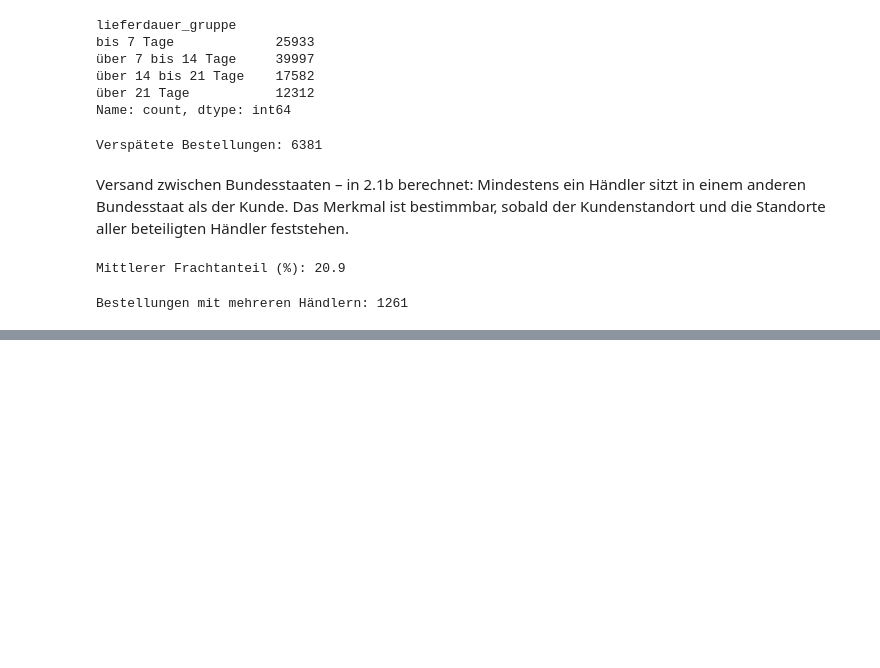
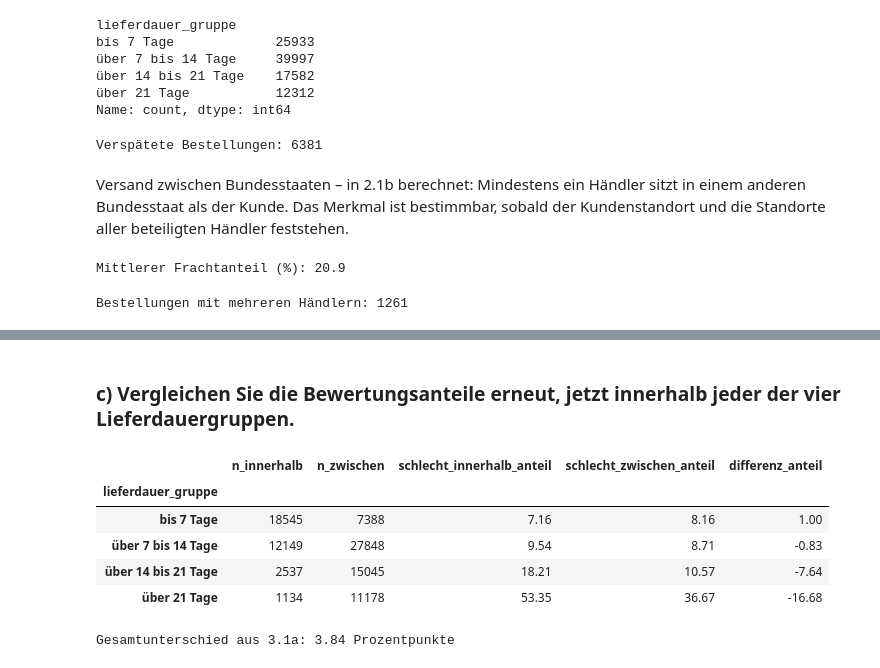
Before and after one commit to hagen-o/DABI1-Projekt, a Jupyter notebook: Main.ipynb, the cells around one changed output, grey strips where cells are left out. Saved outputs shown, nothing was run; the diff lists cells and outputs as text; code cells hidden in the pictures; blank space fills up the shorter version.

```diff
--- a/Main.ipynb
+++ b/Main.ipynb
@@ -532,0 +589,36 @@ Bestellungen mit mehreren Händlern: 1261
+# %% [markdown]
+### c) Vergleichen Sie die Bewertungsanteile erneut, jetzt innerhalb jeder der vier Lieferdauergruppen.
+# %%
+# Vergleich der schlechten Bewertungen nach Lieferdauergruppe und Versandart
+gruppen = analyse_bestellungen.groupby(
+    ["lieferdauer_gruppe", "versand_zwischen_bundesstaaten"], observed=True
+)
+
+# Aggregation der schlechten Bewertungen nach Lieferdauergruppe und Versandart
+vergleich_c = gruppen["schlechte_bewertung"].agg(
+    bestellungen="size",
+    anteil_schlecht="mean"
+)
+
+# Aufbereitung der Ergebnisse für die Anzeige
+fallzahlen = vergleich_c["bestellungen"].unstack()
+anteile = 100 * vergleich_c["anteil_schlecht"].unstack()
+
+ergebnis_c = pd.DataFrame({
+    "n_innerhalb": fallzahlen[False],
+    "n_zwischen": fallzahlen[True],
+    "schlecht_innerhalb_anteil": anteile[False],
+    "schlecht_zwischen_anteil": anteile[True],
+    "differenz_anteil": anteile[True] - anteile[False]
+})
+
+display(ergebnis_c.round(2))
+print(f"Gesamtunterschied aus 3.1a: {differenz:.2f} Prozentpunkte")
+# %% [output]
+|  | n_innerhalb | n_zwischen | schlecht_innerhalb_anteil | schlecht_zwischen_anteil | differenz_anteil |
+| lieferdauer_gruppe |  |  |  |  |  |
+| bis 7 Tage | 18545 | 7388 | 7.16 | 8.16 | 1.00 |
+| über 7 bis 14 Tage | 12149 | 27848 | 9.54 | 8.71 | -0.83 |
+| über 14 bis 21 Tage | 2537 | 15045 | 18.21 | 10.57 | -7.64 |
+| über 21 Tage | 1134 | 11178 | 53.35 | 36.67 | -16.68 |
+Gesamtunterschied aus 3.1a: 3.84 Prozentpunkte
```
Also changed, not shown: parts of 9 cells of this notebook.
